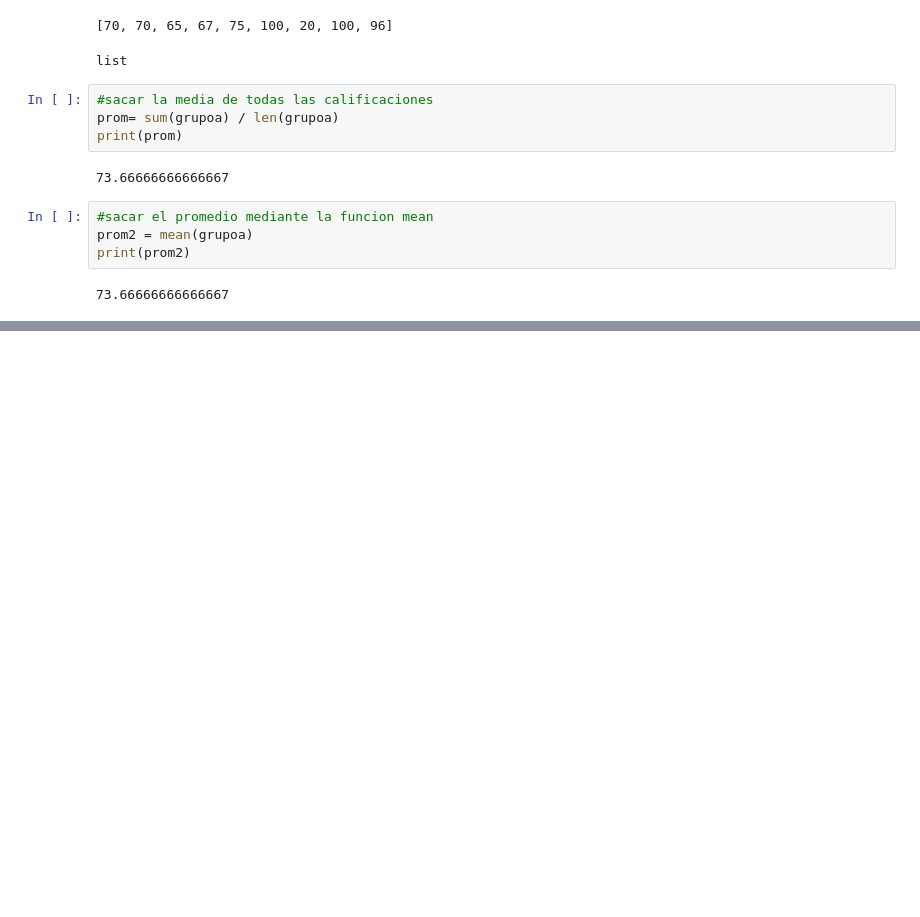
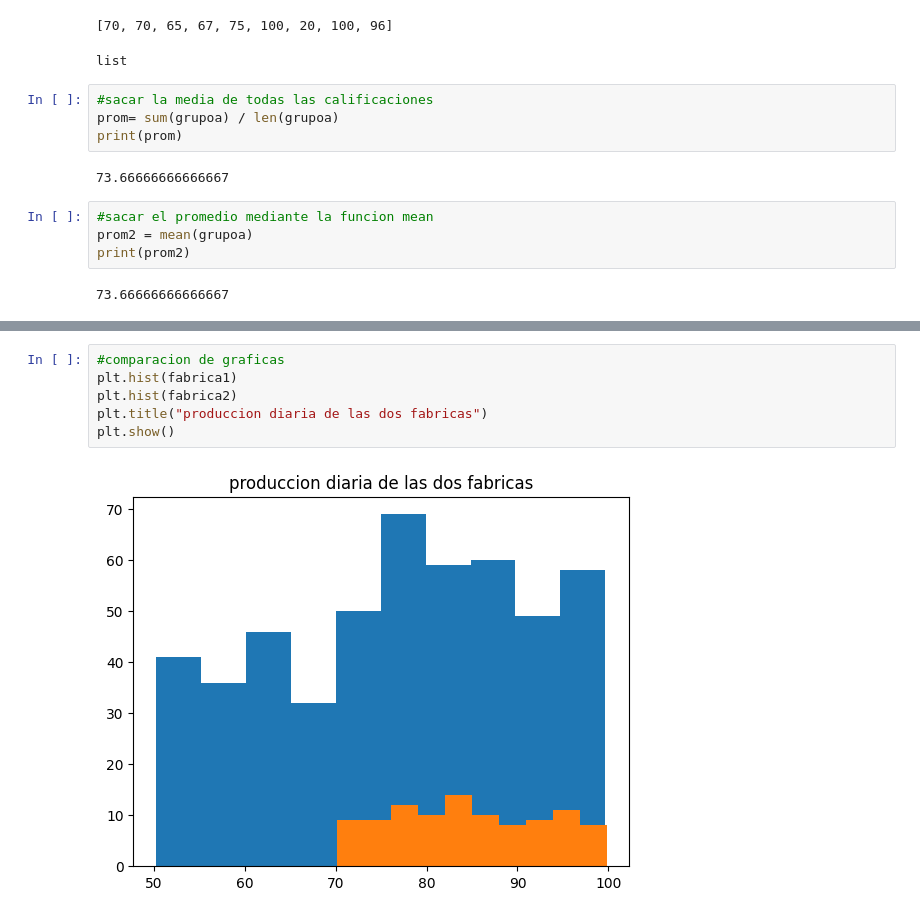
Before and after one commit to DLO-4-ya/Probabilidad-y-Estadistica, a Jupyter notebook: Unidad_1/practica_1.ipynb, the cells around one changed output, grey strips where cells are left out. Cells and saved outputs as stored; diff of their text form; blank space fills up the shorter version.

```diff
--- a/Unidad_1/practica_1.ipynb
+++ b/Unidad_1/practica_1.ipynb
@@ -42,0 +132,8 @@ print(mode)
+# %%
+#comparacion de graficas
+plt.hist(fabrica1)
+plt.hist(fabrica2)
+plt.title("produccion diaria de las dos fabricas")
+plt.show()
+# %% [output]
+[figure, added]
```
Also changed, not shown: parts of 13 cells of this notebook.
